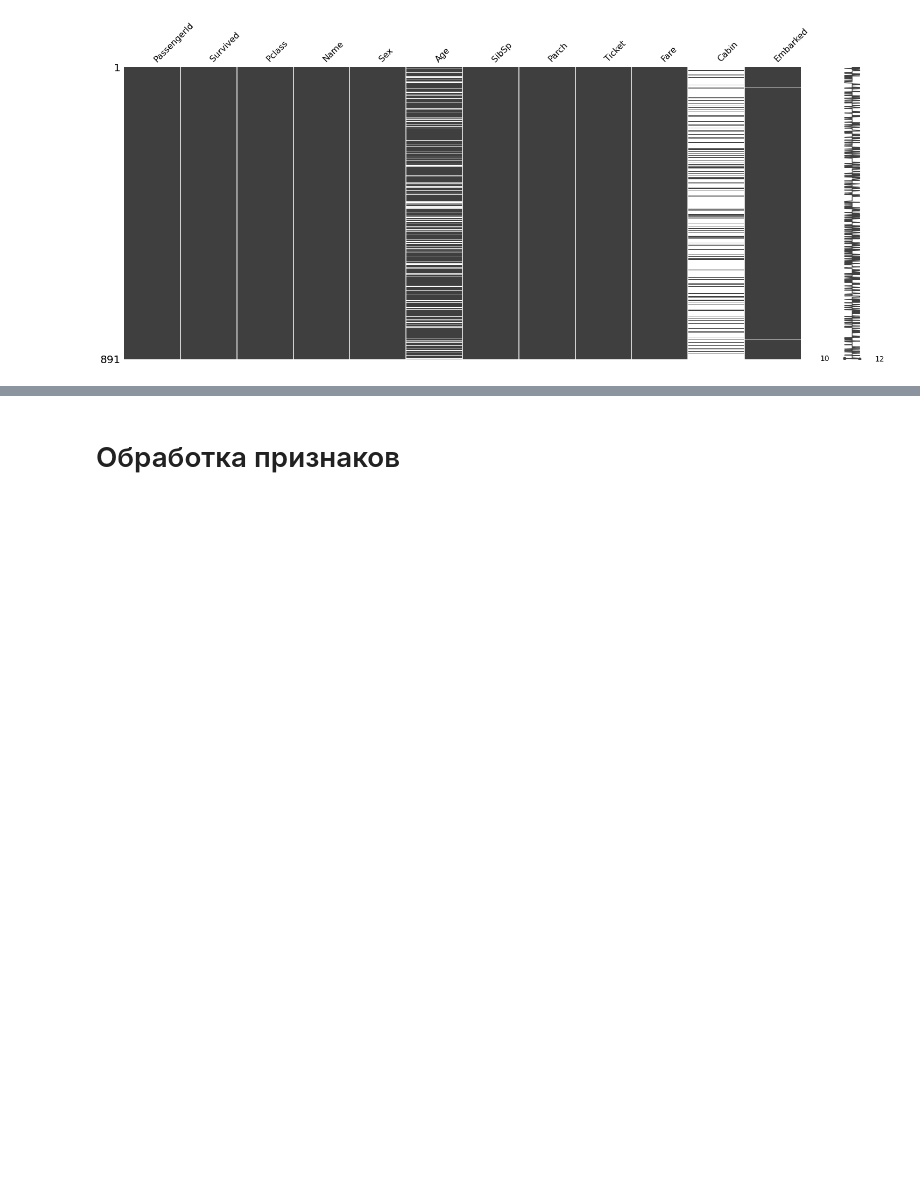
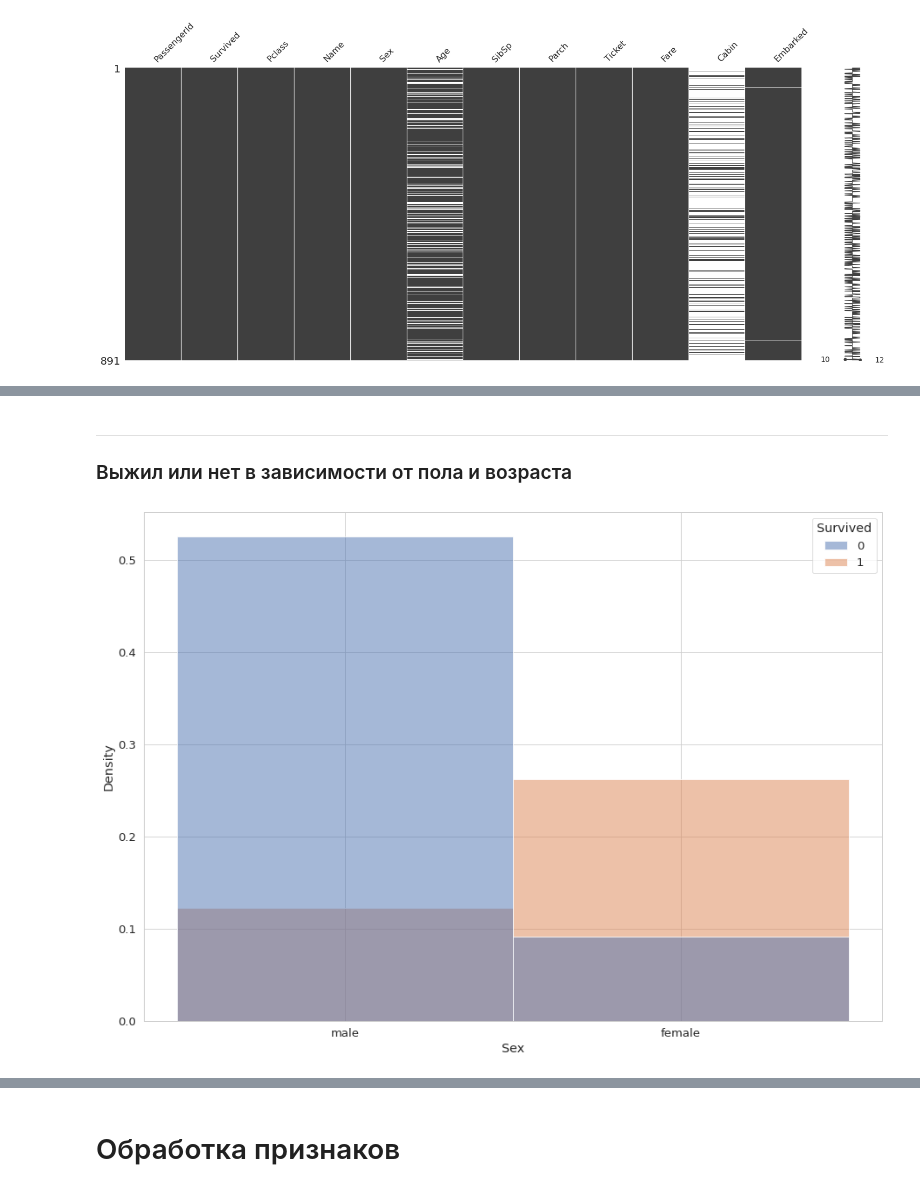
Before and after one commit to RPavelD/titanic_classifier, a Jupyter notebook: main.ipynb, the cells around one changed output, grey strips where cells are left out. Drawn from its saved outputs; the diff is of its cells as text; code cells hidden in the pictures; blank space fills up the shorter version.

```diff
--- a/main.ipynb
+++ b/main.ipynb
@@ -44,0 +60,7 @@ cabins_psng_count.hist()
+# %% [markdown]
+________
+### Выжил или нет в зависимости от пола и возраста
+# %%
+sns.histplot(df, x='Sex',hue='Survived', stat="density" );
+# %% [output]
+[figure, added]
```
Also changed, not shown: parts of 19 cells of this notebook, 1 other file.
